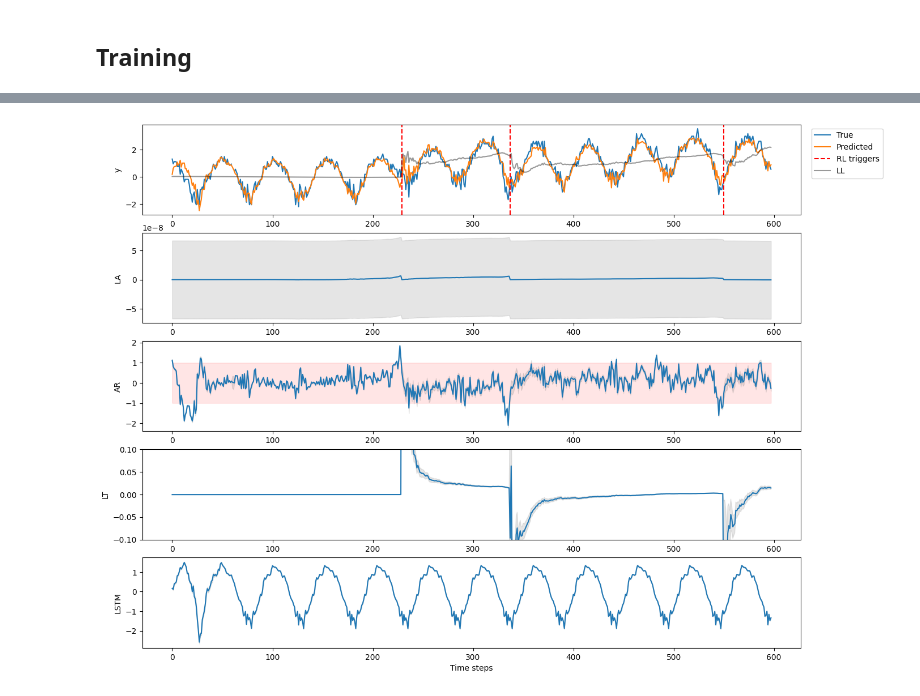
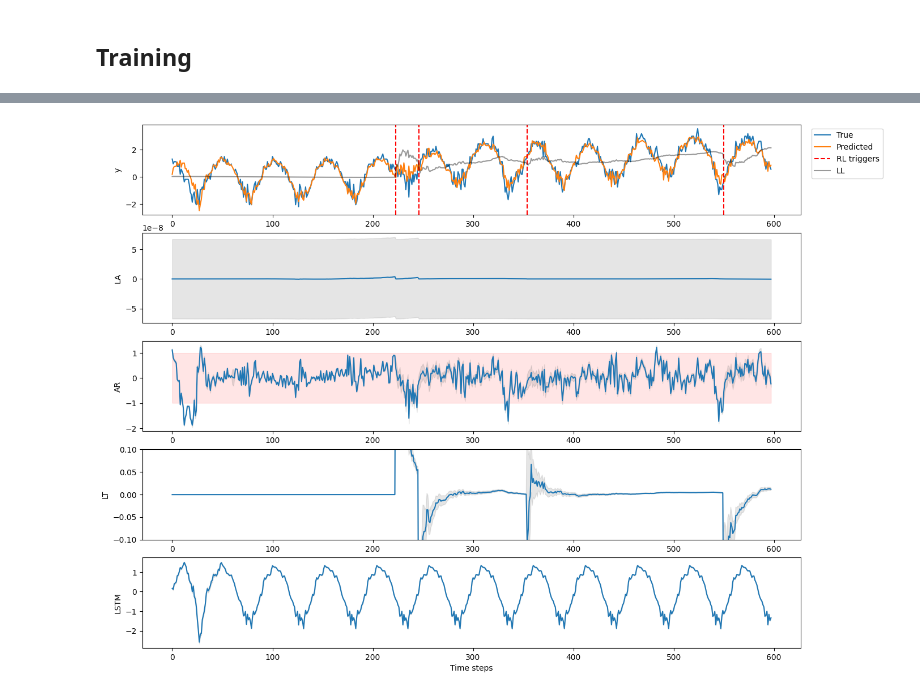
Before and after one commit to van-dai-vuong/cuTAGI, a Jupyter notebook: examples/tsad_test_lstm_realTS4.ipynb, the cells around one changed output, grey strips where cells are left out. Saved outputs shown, nothing was run; the diff lists cells and outputs as text; code cells hidden in the pictures.

```diff
--- a/examples/tsad_test_lstm_realTS4.ipynb
+++ b/examples/tsad_test_lstm_realTS4.ipynb
@@ -104,7 +104,7 @@ for t in count():
     action = 0
     # if t == 1500:
     #     action = 1
-    state, reward, terminated, _, info = env.step(action, interv_LT_scale = 10)
+    state, reward, terminated, _, info = env.step(action)
 
     if terminated:
         break
@@ -216,7 +216,7 @@ for t in count():
     action = 0
     # if t == 350:
     #     action = 1
-    _, _, terminated, _, info = env.step(action, interv_LT_scale = 10)
+    _, _, terminated, _, info = env.step(action)
 
     if terminated:
         break
@@ -314,7 +314,7 @@ step_look_back = 64
 data_file_path = "data/HQ/syn_dataset_hqts4_lstm_unstandardized_model1_200episodes_stdv03.csv"
 date_time_file_path = "data/HQ/syn_dataset_hqts4_lstm_datetime.csv"
 ts_model = hybrid
-abnormal_ts_percentage = 0.7
+abnormal_ts_percentage = 0.5
 anomaly_range = [-0.004, 0.004]
 plot_samples = True
 time_covariates = ['week_of_year']
@@ -392,7 +392,7 @@ for t in count():
     action = agent.select_action(state, greedy=True)
     action = action.item()
 
-    state, reward, terminated, truncated, info = env.step(action, interv_LT_scale = 10)
+    state, reward, terminated, truncated, info = env.step(action)
 
     if action == 1:
         intervention_index.append(t + step_look_back + 1)
@@ -430,34 +430,34 @@ ax0.plot(timesteps, mu_hidden_states_one_episode[:,0], color = 'k',alpha=0.4, la
 #                     mu_hidden_states_one_episode[:,0] + np.sqrt(var_hidden_states_one_episode[:,0,0]), color='gray', alpha=0.2)
 ax0.set_ylabel('y')
 handles, labels = ax0.get_legend_handles_labels()
 ax0.legend(handles, labels, loc='upper center', bbox_to_anchor=(1.07,1))
 
 
 ax1.plot(timesteps, mu_hidden_states_one_episode[:,2], label='LA')
 ax1.fill_between(timesteps, mu_hidden_states_one_episode[:,2] - np.sqrt(var_hidden_states_one_episode[:,2,2]),\
                     mu_hidden_states_one_episode[:,2] + np.sqrt(var_hidden_states_one_episode[:,2,2]), color='gray', alpha=0.2)
 ax1.set_ylabel('LA')
 
 ax2.fill_between(timesteps, np.zeros_like(timesteps)-3*np.sqrt(AR_var_stationary), np.zeros_like(timesteps)+3*np.sqrt(AR_var_stationary), color='red', alpha=0.1)
 ax2.plot(timesteps, mu_hidden_states_one_episode[:,-2], label='AR')
 ax2.fill_between(timesteps, mu_hidden_states_one_episode[:,-2] - np.sqrt(var_hidden_states_one_episode[:,-2,-2]),\
                     mu_hidden_states_one_episode[:,-2] + np.sqrt(var_hidden_states_one_episode[:,-2,-2]), color='gray', alpha=0.2)
 ax2.set_ylabel('AR')
 
 ax3.plot(timesteps, mu_hidden_states_one_episode[:,1], label='LT')
 ax3.fill_between(timesteps, mu_hidden_states_one_episode[:,1] - np.sqrt(var_hidden_states_one_episode[:,1,1]),\
                     mu_hidden_states_one_episode[:,1] + np.sqrt(var_hidden_states_one_episode[:,1,1]), color='gray', alpha=0.2)
 ax3.set_ylabel('LT')
 ax3.set_ylim(-0.1,0.1)
 
 ax4.plot(timesteps, mu_hidden_states_one_episode[:,-1], label='LSTM')
 ax4.fill_between(timesteps, mu_hidden_states_one_episode[:,-1] - np.sqrt(var_hidden_states_one_episode[:,-1,-1]),\
                     mu_hidden_states_one_episode[:,-1] + np.sqrt(var_hidden_states_one_episode[:,-1,-1]), color='gray', alpha=0.2)
 ax4.set_ylabel('LSTM')
 ax4.set_xlabel('Time steps')
 plt.show()
 # %% [output]
-[figure, old version]
+[figure, new version]
 # %%
 plt.rcdefaults()
 
```
Also changed, not shown: parts of 2 cells of this notebook, 2 other files.
